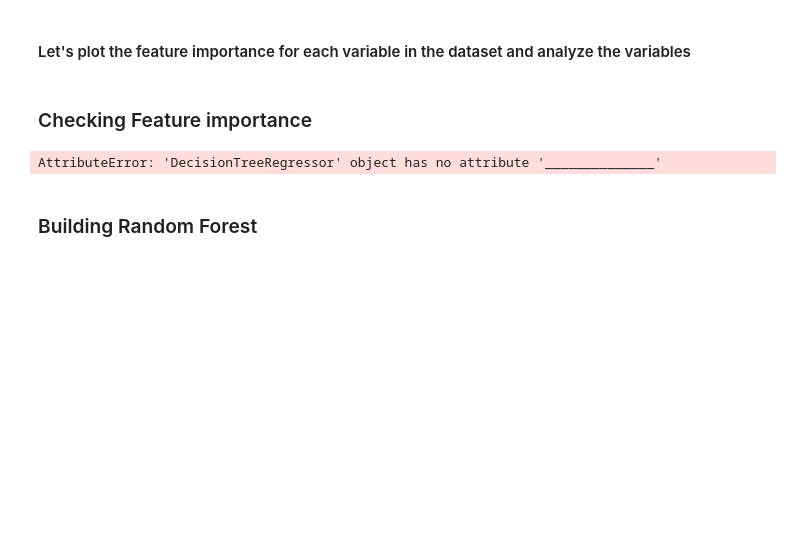
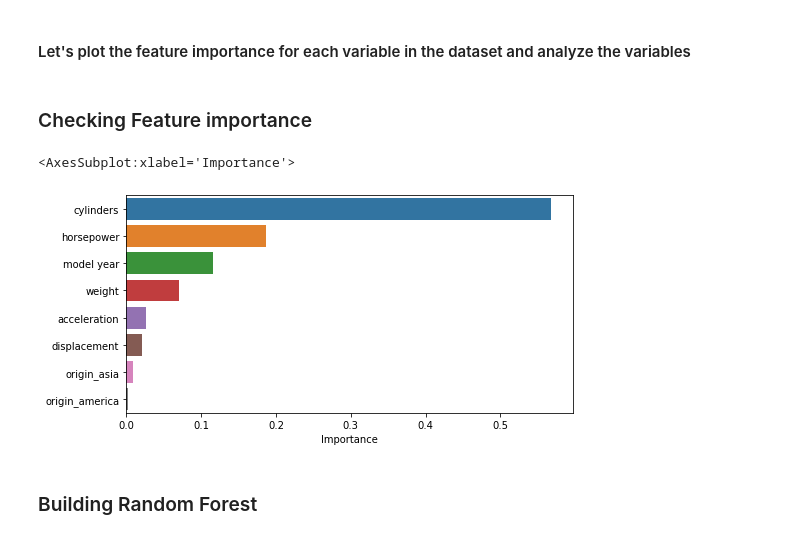
Before and after one commit to AlexHamn/auto-mpg-linear-regression, a Jupyter notebook: LinearRegression_HandsOnQuiz_Learner_Notebook.ipynb, the cells around one changed output. Cells and saved outputs as stored; diff of their text form; code cells hidden in the pictures; blank space fills up the shorter version.

Commit message:
Check Decission Tree Feature importance

```diff
--- a/LinearRegression_HandsOnQuiz_Learner_Notebook.ipynb
+++ b/LinearRegression_HandsOnQuiz_Learner_Notebook.ipynb
@@ -422,16 +422,17 @@ plt.show()
 # %% [markdown]
 ### Checking Feature importance
 # %%
-#remove ________ and find feature importance decision tree and complete the code
+#find feature importance decision tree and complete the code
 
-importances = dt.______________
+importances = dt.feature_importances_
 
 columns=X1.columns
 importance_df=pd.DataFrame(importances,index=columns,columns=['Importance']).sort_values(by='Importance',ascending=False)
 plt.figure(figsize=(8,4))
 sns.barplot(importance_df.Importance,importance_df.index)
 # %% [output]
-AttributeError: 'DecisionTreeRegressor' object has no attribute '______________'
+<AxesSubplot:xlabel='Importance'>
+[figure, added]
 # %% [markdown]
 ### Building Random Forest
 # %%
```
